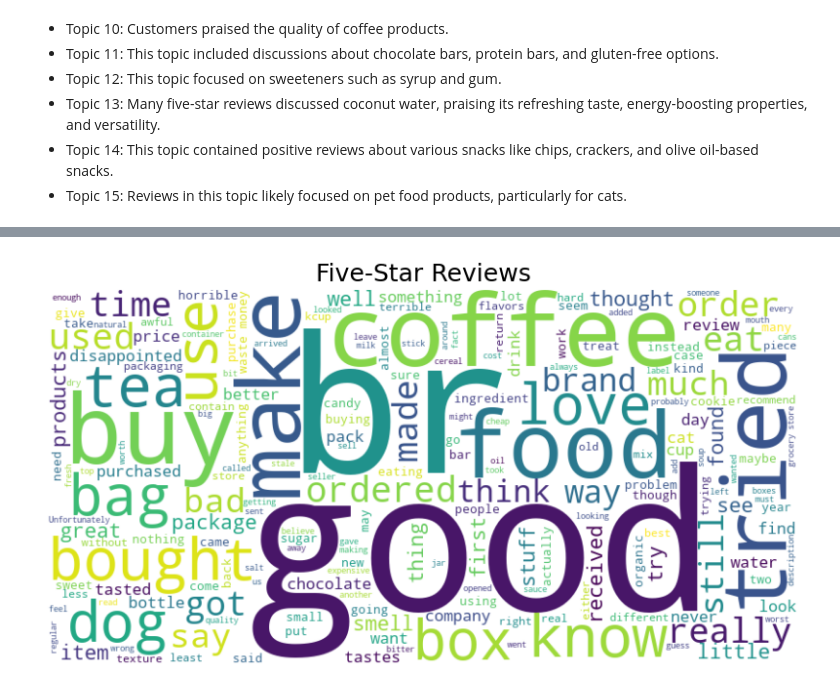
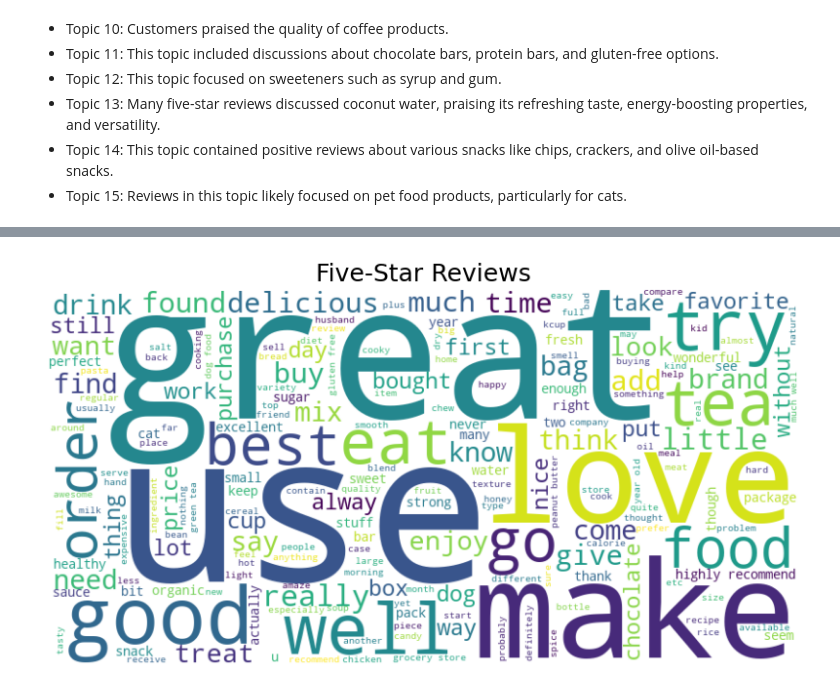
Before and after one commit to GeraintWong/f20aa_cw2, a Jupyter notebook: CW2_MalaysiaGroup1.ipynb, the cells around one changed output, grey strips where cells are left out. Saved outputs shown, nothing was run; the diff lists cells and outputs as text; code cells hidden in the pictures.

```diff
--- a/CW2_MalaysiaGroup1.ipynb
+++ b/CW2_MalaysiaGroup1.ipynb
@@ -555,21 +557,0 @@ five_star_sampled['Text'] = five_star_sampled['Text'].str.translate(str.maketran
-# %%
-one_star_sampled['Text'] = one_star_sampled['Text'].str.replace(r'\d+', '', regex=True)
-five_star_sampled['Text'] = five_star_sampled['Text'].str.replace(r'\d+', '', regex=True)
-# %%
-import nltk
-from nltk.corpus import stopwords
-import contractions
-
-nltk.download('stopwords') #make sure the stopwords are downloaded.
-
-def expand_and_remove_stopwords(text):
-    expanded_text = contractions.fix(text) #expands the contractions
-    stop_words = set(stopwords.words('english'))
-    words = expanded_text.split()
-    filtered_words = [word for word in words if word.lower() not in stop_words] #make sure words are lower case for comparison.
-    return ' '.join(filtered_words)
-
-one_star_sampled['Text'] = one_star_sampled['Text'].apply(expand_and_remove_stopwords)
-five_star_sampled['Text'] = five_star_sampled['Text'].apply(expand_and_remove_stopwords)
-one_star_sampled.head()
-five_star_sampled.head()
@@ -595,6 +557,0 @@ one_star_sampled.head()
-# %%
-nltk.download('punkt_tab')
-
-from nltk.tokenize import word_tokenize
-one_star_sampled['TextTokens'] = one_star_sampled['Text'].apply(word_tokenize)
-five_star_sampled['TextTokens'] = five_star_sampled['Text'].apply(word_tokenize)
@@ -614,7 +557,0 @@ one_star_sampled.head()
-# %%
-nltk.download('wordnet')
-
-from nltk.stem import WordNetLemmatizer
-lemmatizer = WordNetLemmatizer()
-one_star_sampled['TextTokens'] = one_star_sampled['TextTokens'].apply(lambda x: [lemmatizer.lemmatize(word) for word in x])
-five_star_sampled['TextTokens'] = five_star_sampled['TextTokens'].apply(lambda x: [lemmatizer.lemmatize(word) for word in x])
@@ -859,28 +801,28 @@ topic
 # %%
 from wordcloud import WordCloud, STOPWORDS
 import matplotlib.pyplot as plt
 
 # Combine all preprocessed one-star reviews into one string
-five_star_text = " ".join(five_star_sampled["Text"].astype(str))
+five_star_text = " ".join(five_star_sampled["Text_Processed"].astype(str))
 
 # Define stopwords (optional – extend as needed)
 stopwords = set(STOPWORDS)
-stopwords.update(["product", "amazon", "would", "get", "one", "even", "taste", "flavor"])  # Optional: add more
+stopwords.update(["product", "amazon", "would", "get", "one", "even", "taste", "flavor", "br", "coffee"])
 
 # Generate word cloud
 five_star_wc = WordCloud(
     stopwords=stopwords,
     background_color="white",
     max_words=200,
     width=800,
     height=400
-).generate(one_star_text)
+).generate(five_star_text)
 
 # Display the word cloud
 plt.figure(figsize=(10, 5))
-plt.imshow(one_star_wc, interpolation='bilinear')
+plt.imshow(five_star_wc, interpolation='bilinear')
 plt.title("Five-Star Reviews", fontsize=18)
 plt.axis('off')
 plt.show()
 # %% [output]
-[figure, old version]
+[figure, new version]
```
Also changed, not shown: parts of 25 cells of this notebook.
